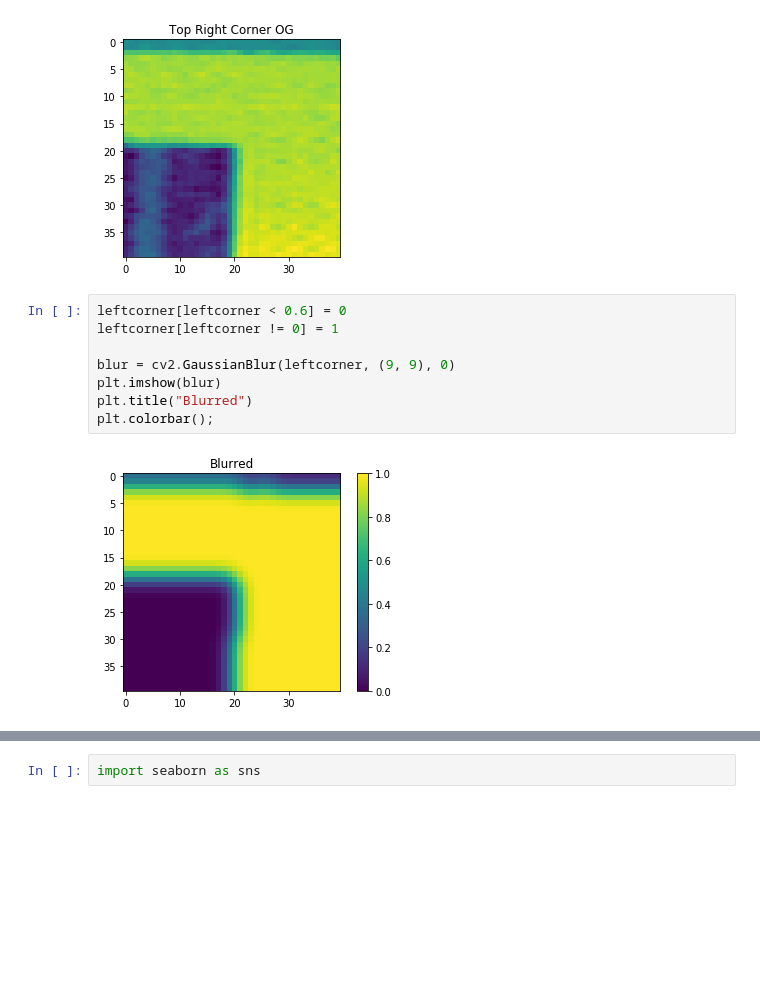
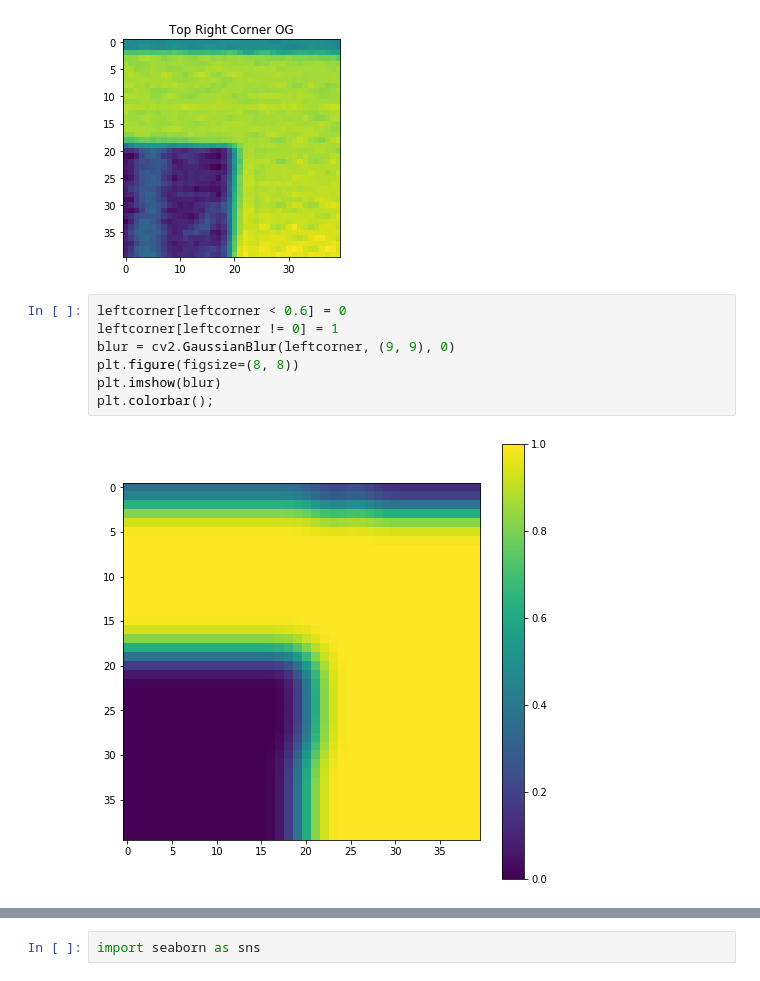
Before and after one commit to priyamtejaswin/c00lHaX, a Jupyter notebook: smarter_brief/orb_2011_deck.ipynb, the cells around one changed output, grey strips where cells are left out. Cells and saved outputs as stored; diff of their text form; blank space fills up the shorter version.

```diff
--- a/smarter_brief/orb_2011_deck.ipynb
+++ b/smarter_brief/orb_2011_deck.ipynb
@@ -283,13 +287,12 @@ plt.title("Top Right Corner OG");
 # %%
 leftcorner[leftcorner < 0.6] = 0
 leftcorner[leftcorner != 0] = 1
-
 blur = cv2.GaussianBlur(leftcorner, (9, 9), 0)
+plt.figure(figsize=(8, 8))
 plt.imshow(blur)
-plt.title("Blurred")
 plt.colorbar();
 # %% [output]
-[figure, old version]
+[figure, new version]
 # %%
 p1, p2, p3 = blur[10:25, :15], blur[12:27, 10:25], blur[25:40, 10:25]
 patches = [p1, p2, p3]
```
Also changed, not shown: parts of 55 cells of this notebook, 4 other files.
